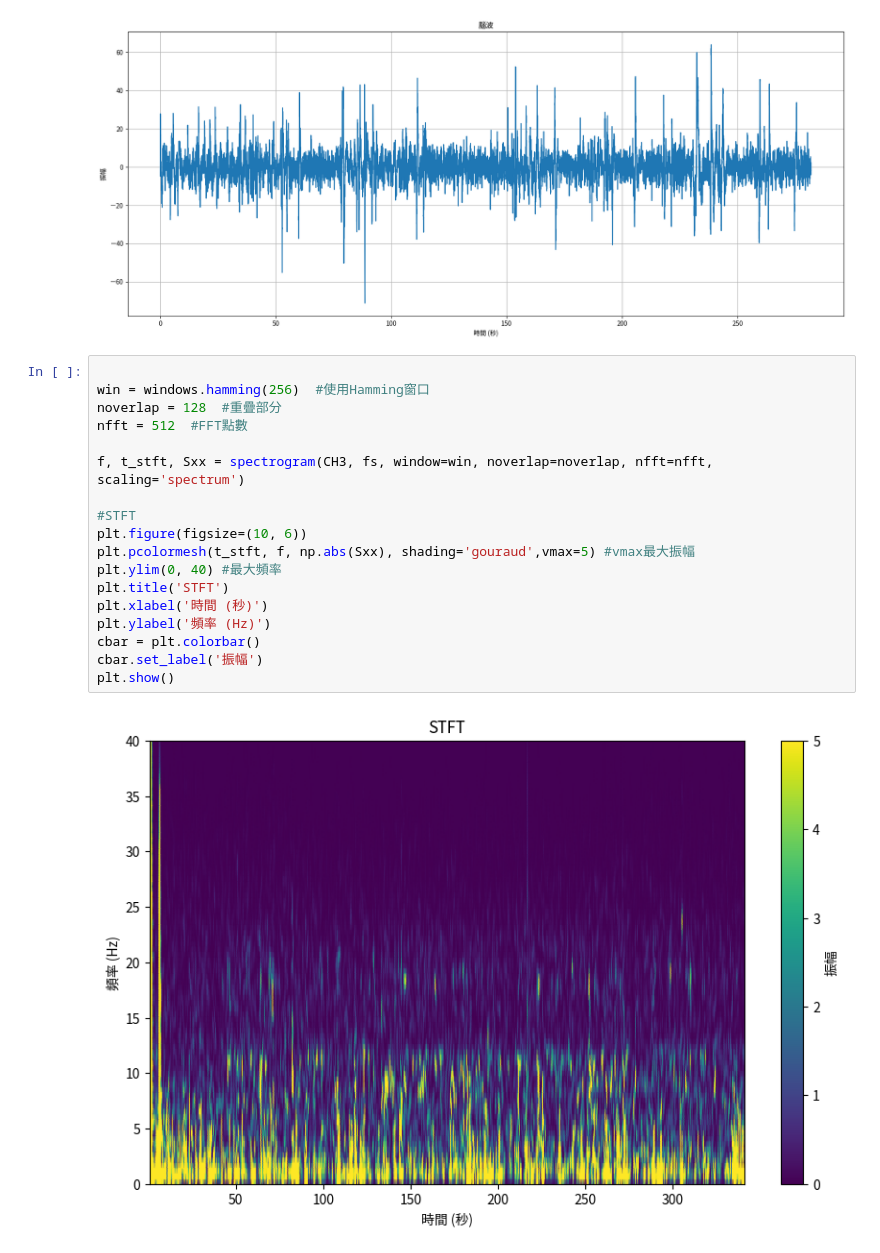
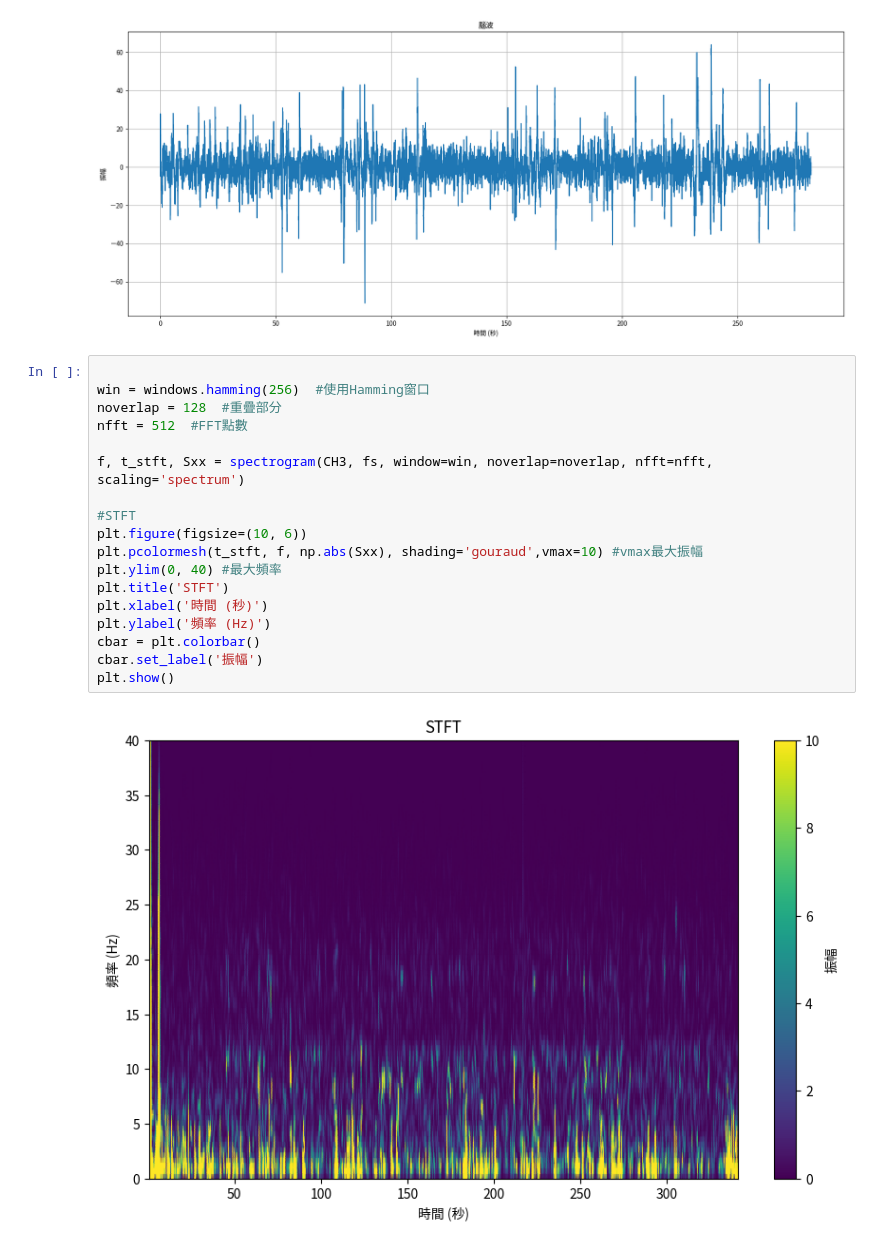
Before and after one commit to CGtimmy/Brain-wave-topic, a Jupyter notebook: STFT/第一次STFT.ipynb, the cells around one changed output. Saved outputs shown, nothing was run; the diff lists cells and outputs as text.

```diff
--- a/STFT/第一次STFT.ipynb
+++ b/STFT/第一次STFT.ipynb
@@ -55,20 +55,20 @@ plt.show()
 # %%
 
 win = windows.hamming(256)  #使用Hamming窗口
 noverlap = 128  #重疊部分
 nfft = 512  #FFT點數
 
 f, t_stft, Sxx = spectrogram(CH3, fs, window=win, noverlap=noverlap, nfft=nfft, scaling='spectrum')
 
 #STFT
 plt.figure(figsize=(10, 6))
-plt.pcolormesh(t_stft, f, np.abs(Sxx), shading='gouraud',vmax=5) #vmax最大振幅
+plt.pcolormesh(t_stft, f, np.abs(Sxx), shading='gouraud',vmax=10) #vmax最大振幅
 plt.ylim(0, 40) #最大頻率
 plt.title('STFT')
 plt.xlabel('時間 (秒)')
 plt.ylabel('頻率 (Hz)')
 cbar = plt.colorbar()
 cbar.set_label('振幅')
 plt.show()
 # %% [output]
-[figure, old version]
+[figure, new version]
```
